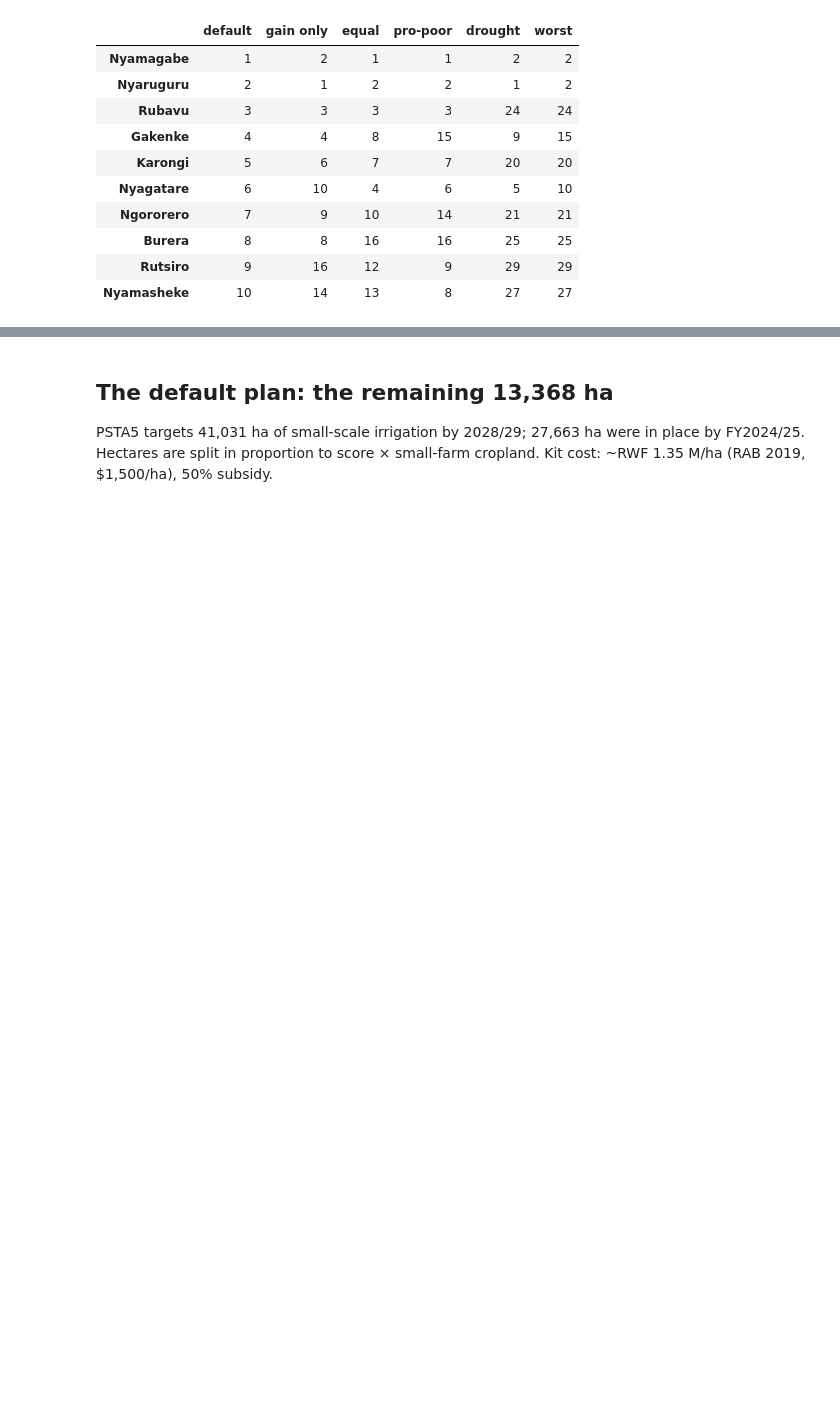
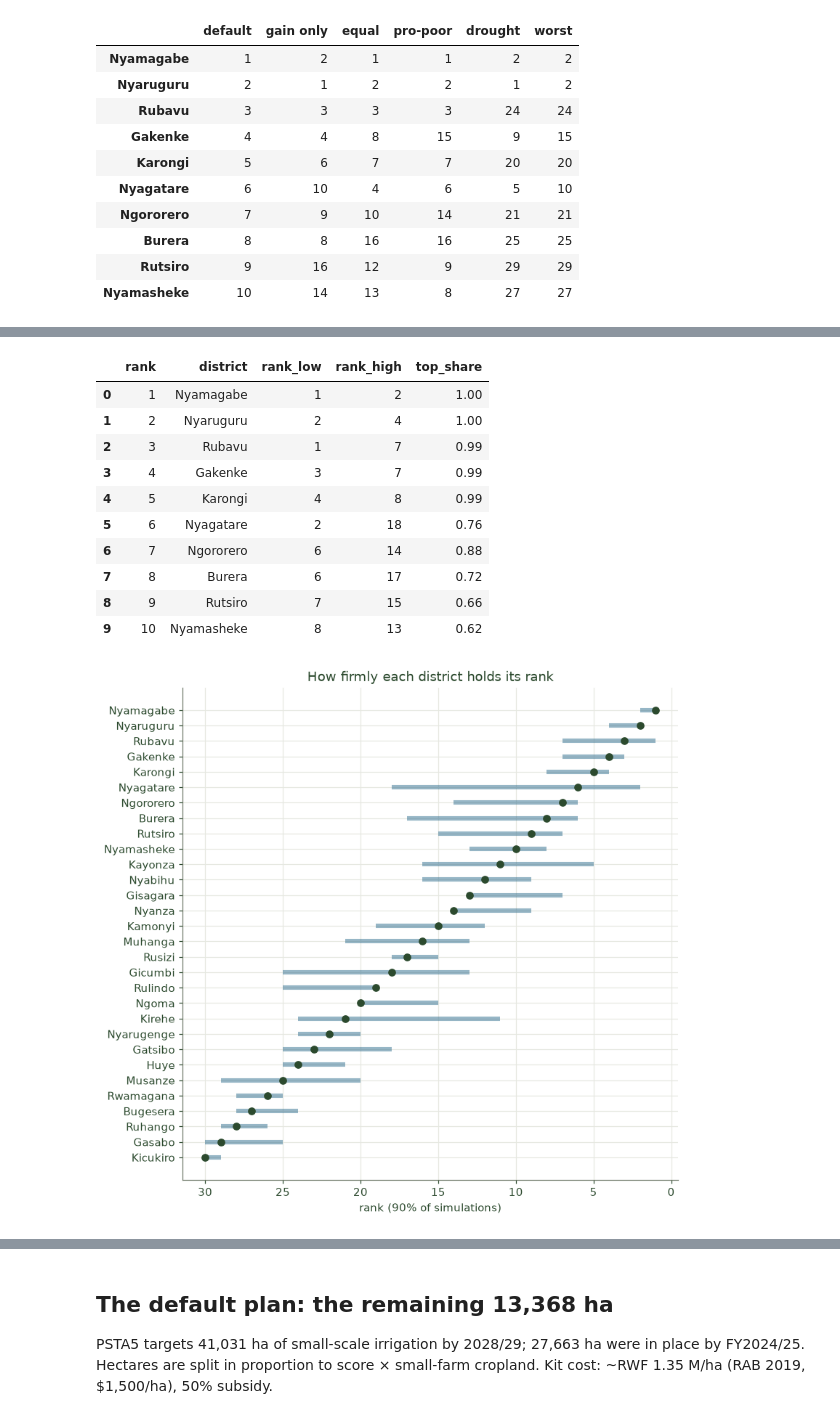
Before and after one commit to thepreakerebi/kuhira, a Jupyter notebook: notebooks/06_district_scores.ipynb, the cells around one changed output, grey strips where cells are left out. Drawn from its saved outputs; the diff is of its cells as text; code cells hidden in the pictures; blank space fills up the shorter version.

```diff
--- a/notebooks/05_district_scores.ipynb
+++ b/notebooks/06_district_scores.ipynb
@@ -124,0 +134,22 @@ ranks.assign(worst=ranks.max(axis=1)).sort_values("default").head(10)
+# %%
+u = plan.rank_uncertainty(D, C, plan.Weights())
+cert = ranked[["rank", "district"]].assign(**{k: ranked.district.map(lambda d, k=k: u[d][k]) for k in ["rank_low", "rank_high", "top_share"]})
+fig, ax = plt.subplots(figsize=(8, 8))
+ax.hlines(cert.district, cert.rank_low, cert.rank_high, color=style.WATER, lw=4, alpha=0.5)
+ax.scatter(cert["rank"], cert.district, color=style.FOREST, zorder=3)
+ax.invert_yaxis(); ax.invert_xaxis()
+ax.set(xlabel="rank (90% of simulations)", title="How firmly each district holds its rank")
+cert.head(10)
+# %% [output]
+|  | rank | district | rank_low | rank_high | top_share |
+| 0 | 1 | Nyamagabe | 1 | 2 | 1.00 |
+| 1 | 2 | Nyaruguru | 2 | 4 | 1.00 |
+| 2 | 3 | Rubavu | 1 | 7 | 0.99 |
+| 3 | 4 | Gakenke | 3 | 7 | 0.99 |
+| 4 | 5 | Karongi | 4 | 8 | 0.99 |
+| 5 | 6 | Nyagatare | 2 | 18 | 0.76 |
+| 6 | 7 | Ngororero | 6 | 14 | 0.88 |
+| 7 | 8 | Burera | 6 | 17 | 0.72 |
+| 8 | 9 | Rutsiro | 7 | 15 | 0.66 |
+| 9 | 10 | Nyamasheke | 8 | 13 | 0.62 |
+[figure, added]
```
Also changed, not shown: parts of 10 cells of this notebook, 12 other files.
